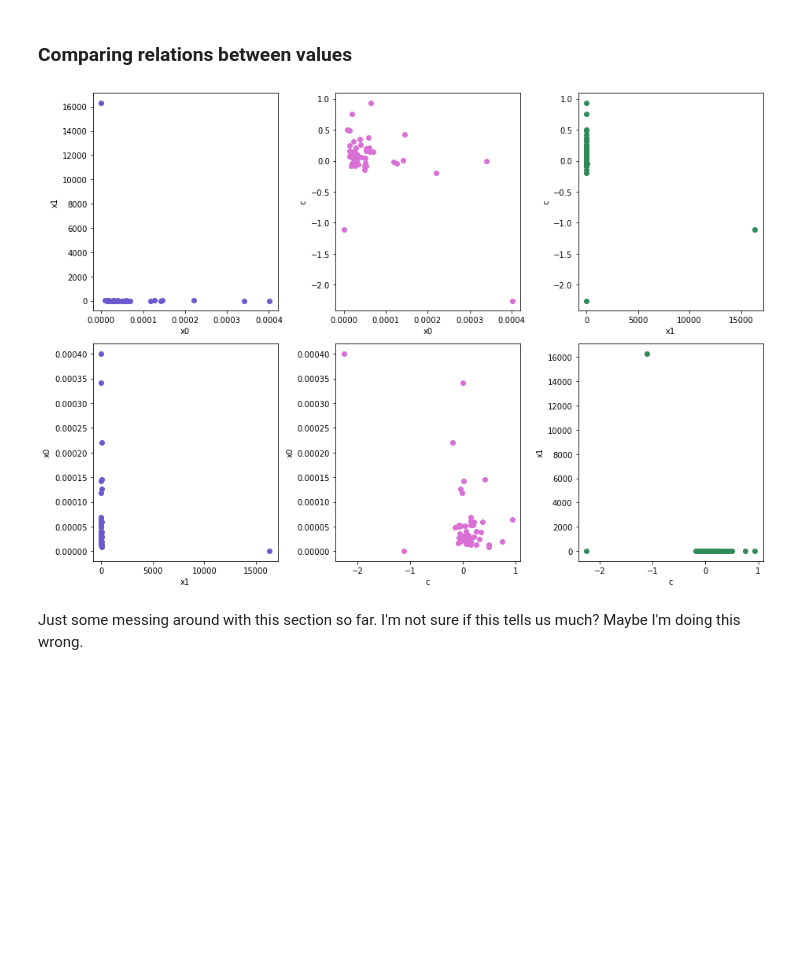
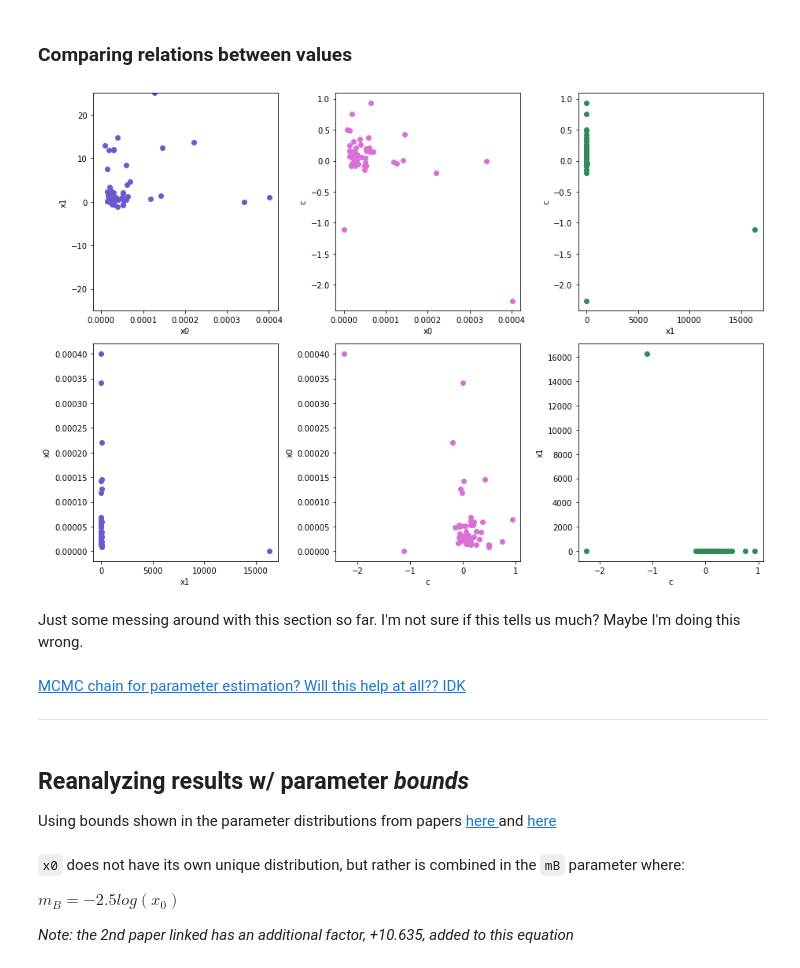
Before and after one commit to MelissaGraham/decam_ddf_tools, a Jupyter notebook: transients_science/fit_multiple_potential_snia.ipynb, the cells around one changed output. Saved outputs shown, nothing was run; the diff lists cells and outputs as text; code cells hidden in the pictures; blank space fills up the shorter version.

```diff
--- a/transients_science/fit_multiple_potential_snia.ipynb
+++ b/transients_science/fit_multiple_potential_snia.ipynb
@@ -552,33 +557,47 @@ fig, ax = plt.subplots(2, 3)
 fig.set_size_inches(13, 9)
 
 ax[0,0].scatter(fit_x0, fit_x1, color='slateblue')
+ax[0,0].set_ylim([-25,25])
 ax[0,0].set_xlabel('x0')
 ax[0,0].set_ylabel('x1')
 
 ax[0,1].scatter(fit_x0, fit_c, color='orchid')
 ax[0,1].set_xlabel('x0')
 ax[0,1].set_ylabel('c')
 
 ax[0,2].scatter(fit_x1, fit_c, color='seagreen')
 ax[0,2].set_xlabel('x1')
 ax[0,2].set_ylabel('c')
 
 ax[1,0].scatter(fit_x1, fit_x0, color='slateblue')
 ax[1,0].set_xlabel('x1')
 ax[1,0].set_ylabel('x0')
 
 ax[1,1].scatter(fit_c, fit_x0, color='orchid')
 ax[1,1].set_xlabel('c')
 ax[1,1].set_ylabel('x0')
 
 ax[1,2].scatter(fit_c, fit_x1, color='seagreen')
 ax[1,2].set_xlabel('c')
 ax[1,2].set_ylabel('x1')
 
 
 fig.tight_layout()
 fig.show()
 # %% [output]
-[figure, old version]
+[figure, new version]
 # %% [markdown]
 Just some messing around with this section so far. I'm not sure if this tells us much? Maybe I'm doing this wrong.
+# %% [markdown]
+<a href="https://sncosmo.readthedocs.io/en/stable/api/sncosmo.mcmc_lc.html#sncosmo.mcmc_lc"> MCMC chain for parameter estimation? Will this help at all?? IDK
+___
+# %% [markdown]
+## Reanalyzing results w/ parameter *bounds*
+
+Using bounds shown in the parameter distributions from papers <a href="https://academic.oup.com/mnras/article/504/3/4111/6225808"> here </a> and <a href="https://arxiv.org/abs/1401.4065"> here
+# %% [markdown]
+`x0` does not have its own unique distribution, but rather is combined in the `mB` parameter where:
+
+$m_{B}=−2.5log(x_{0})$
+
+*Note: the 2nd paper linked has an additional factor, +10.635, added to this equation*
```
Also changed, not shown: parts of 50 cells of this notebook.
